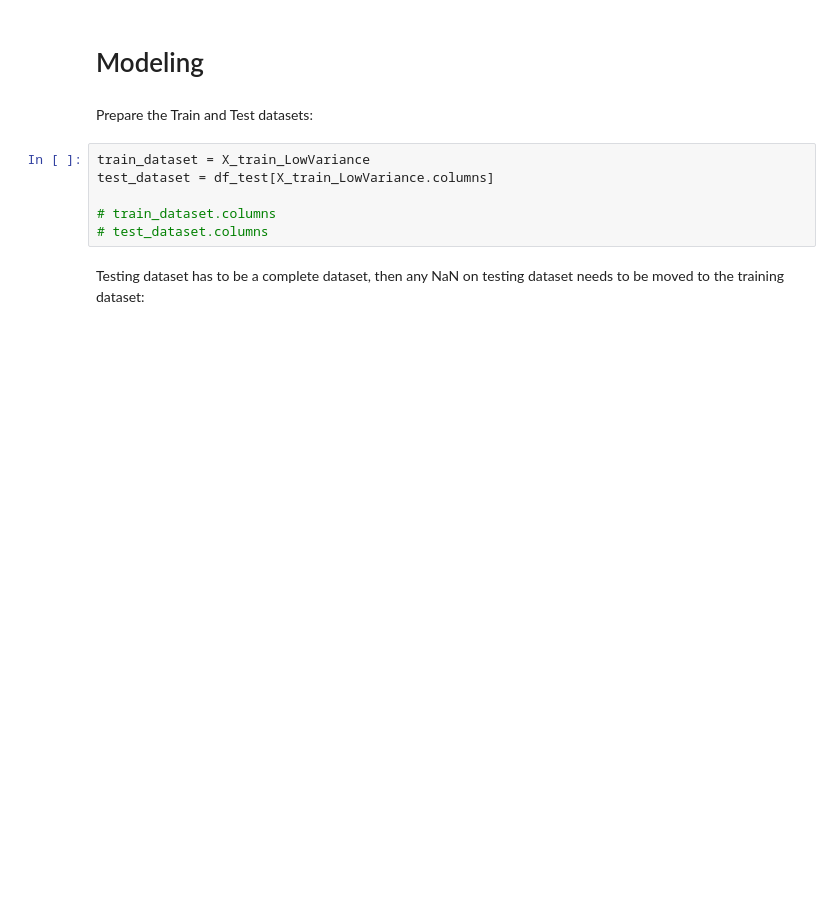
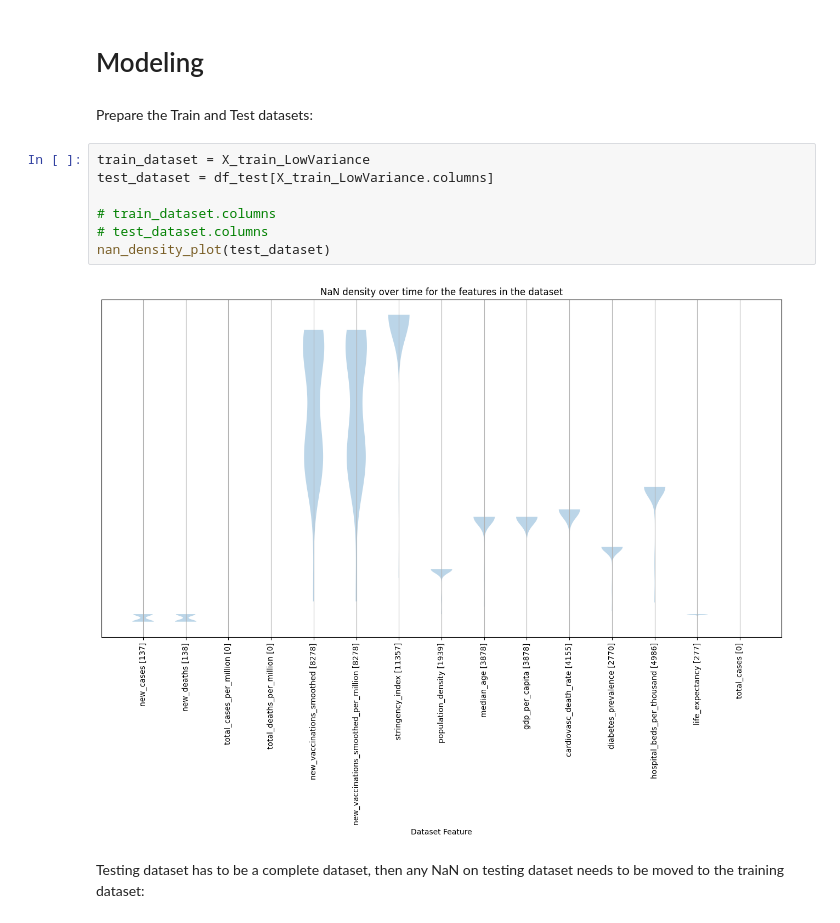
Before and after one commit to aamadorc/CIND820, a Jupyter notebook: CIND820_EDA.ipynb, the cells around one changed output. Drawn from its saved outputs; the diff is of its cells as text; blank space fills up the shorter version.

```diff
--- a/CIND820_EDA.ipynb
+++ b/CIND820_EDA.ipynb
@@ -1109,9 +1075,12 @@ Prepare the Train and Test datasets:
 # %%
 train_dataset = X_train_LowVariance
 test_dataset = df_test[X_train_LowVariance.columns]
 
 # train_dataset.columns
 # test_dataset.columns
+nan_density_plot(test_dataset)
+# %% [output]
+[figure, added]
 # %% [markdown]
 Testing dataset has to be a complete dataset, then any NaN on testing dataset needs to be moved to the training dataset:
 # %%
```
Also changed, not shown: parts of 33 cells of this notebook, 1 other file.
